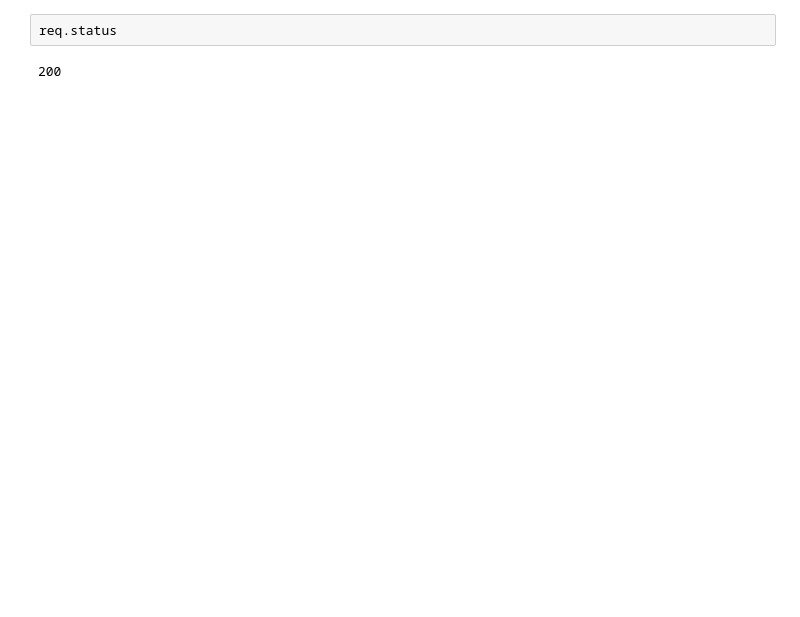
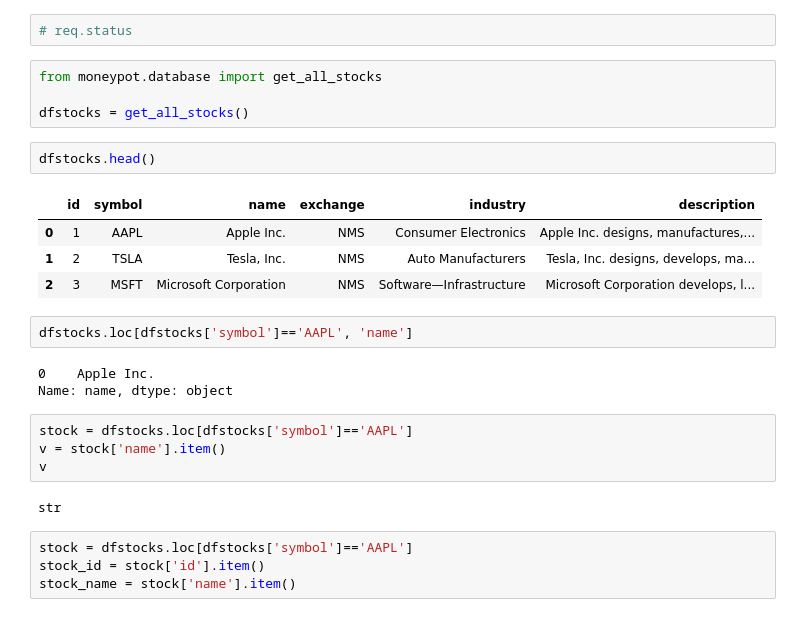
Before and after one commit to franksh/moneypot, a Jupyter notebook: moneypot/notebooks/data_handling/load_stocks.ipynb, the cells around one changed output. Drawn from its saved outputs; the diff is of its cells as text; blank space fills up the shorter version.

```diff
--- a/moneypot/notebooks/data_handling/load_stocks.ipynb
+++ b/moneypot/notebooks/data_handling/load_stocks.ipynb
@@ -17,4 +17,28 @@ json.loads(req.read())
-# %%
-req.status
-# %% [output]
-200
+# %%
+# req.status
+# %%
+from moneypot.database import get_all_stocks
+
+dfstocks = get_all_stocks()
+# %%
+dfstocks.head()
+# %% [output]
+|  | id | symbol | name | exchange | industry | description |
+| 0 | 1 | AAPL | Apple Inc. | NMS | Consumer Electronics | Apple Inc. designs, manufactures,... |
+| 1 | 2 | TSLA | Tesla, Inc. | NMS | Auto Manufacturers | Tesla, Inc. designs, develops, ma... |
+| 2 | 3 | MSFT | Microsoft Corporation | NMS | Software—Infrastructure | Microsoft Corporation develops, l... |
+# %%
+dfstocks.loc[dfstocks['symbol']=='AAPL', 'name']
+# %% [output]
+0    Apple Inc.
+Name: name, dtype: object
+# %%
+stock = dfstocks.loc[dfstocks['symbol']=='AAPL']
+v = stock['name'].item()
+v
+# %% [output]
+str
+# %%
+stock = dfstocks.loc[dfstocks['symbol']=='AAPL']
+stock_id = stock['id'].item()
+stock_name = stock['name'].item()
```
Also changed, not shown: parts of 35 cells of this notebook, 30 other files.
